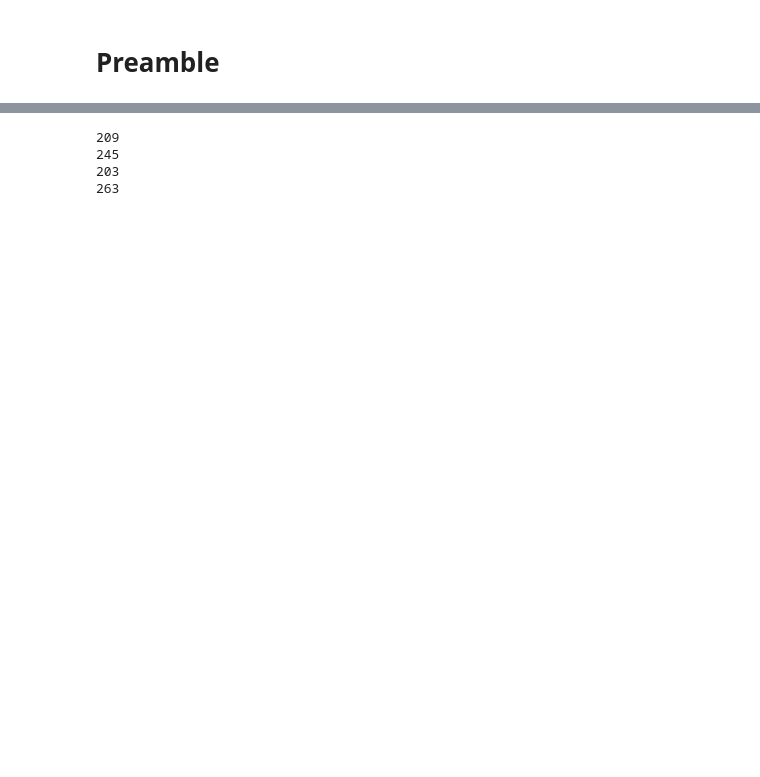
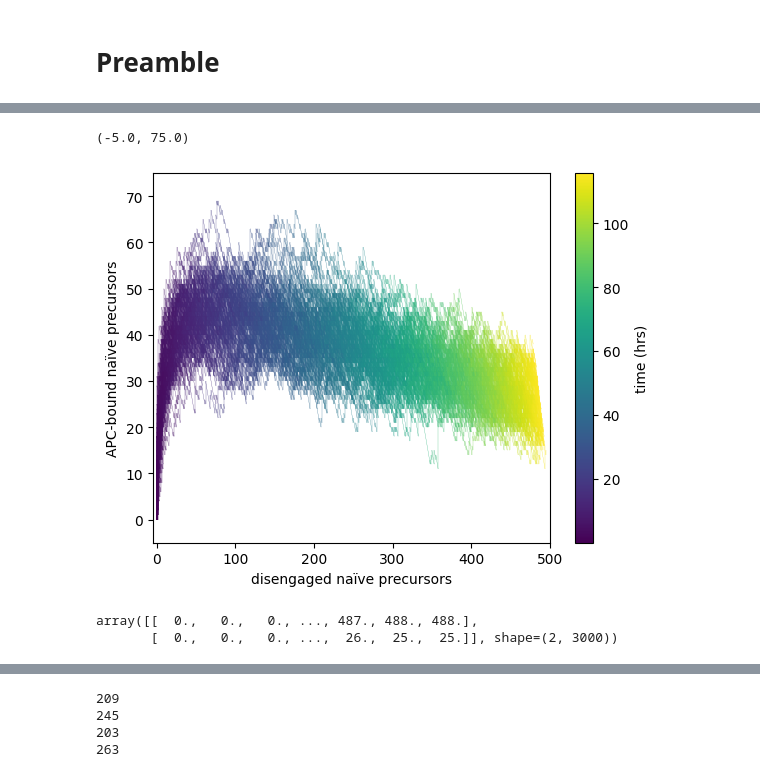
Before and after one commit to ericgai/ln_dynamics_simulation, a Jupyter notebook: analysis.ipynb, the cells around one changed output, grey strips where cells are left out. Cells and saved outputs as stored; diff of their text form; code cells hidden in the pictures; blank space fills up the shorter version.

```diff
--- a/analysis.ipynb
+++ b/analysis.ipynb
@@ -7,0 +145,39 @@ import pickle
+# %%
+fig,ax=plt.subplots()
+for _ in range(100):
+    simulation=ln_cells(diffusivity=1000,mode='Mandl',recruit_fact=5)
+    n_steps=3000
+    container=np.zeros((3,n_steps))
+    t=np.zeros(n_steps)
+    for i in range(n_steps):
+        simulation.step()
+        container[0,i]=np.sum(simulation.interacting)
+        container[1,i]=simulation.n_naive_free
+        container[2,i]=simulation.n_active
+        t[i]=simulation.t
+    points = container[[2,0]].transpose().reshape(-1,1,2)
+    # set up a list of segments
+    segs = np.concatenate([points[:-1],points[1:]],axis=1)
+
+    # make the collection of segments
+    lc = matplotlib.collections.LineCollection(segs, cmap=plt.get_cmap('viridis'),linewidth=0.2)
+    lc.set_array(t) # color the segments by our parameter
+
+    # plot the collection
+    ax.add_collection(lc)
+    # ax.scatter(container[2],container[0],c=t,alpha=0.2,s=2)
+
+# ax.legend()
+ax.set_xlabel('disengaged naïve precursors')
+ax.set_ylabel('APC-bound naïve precursors')
+fig.colorbar(lc,label='time (hrs)')
+ax.set_xlim(-5,500)
+ax.set_ylim(-5,75)
+# %% [output]
+(-5.0, 75.0)
+[figure, added]
+# %%
+container[[2,0]]
+# %% [output]
+array([[  0.,   0.,   0., ..., 487., 488., 488.],
+       [  0.,   0.,   0., ...,  26.,  25.,  25.]], shape=(2, 3000))
```
Also changed, not shown: parts of 52 cells of this notebook, 6 other files.
